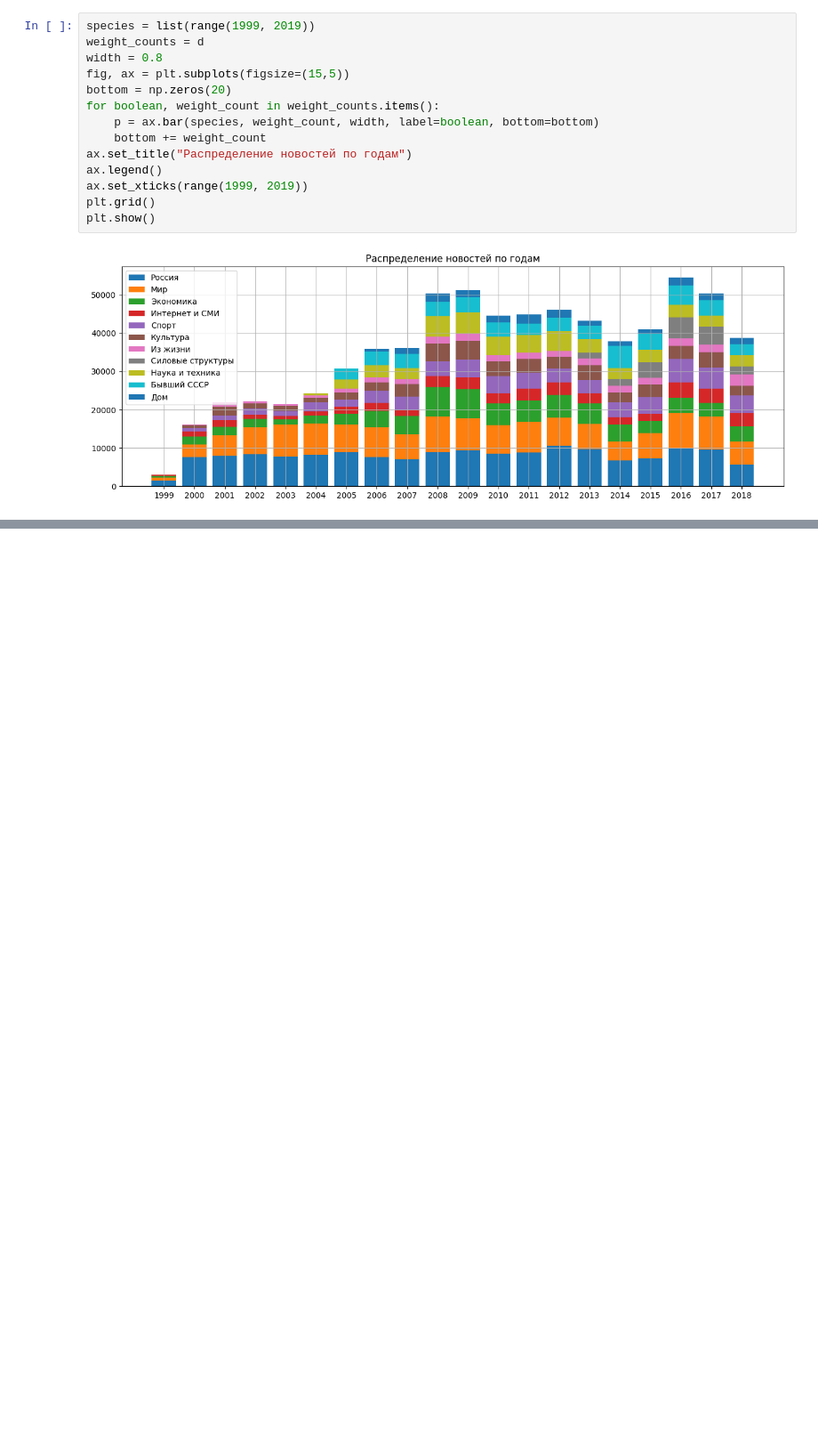
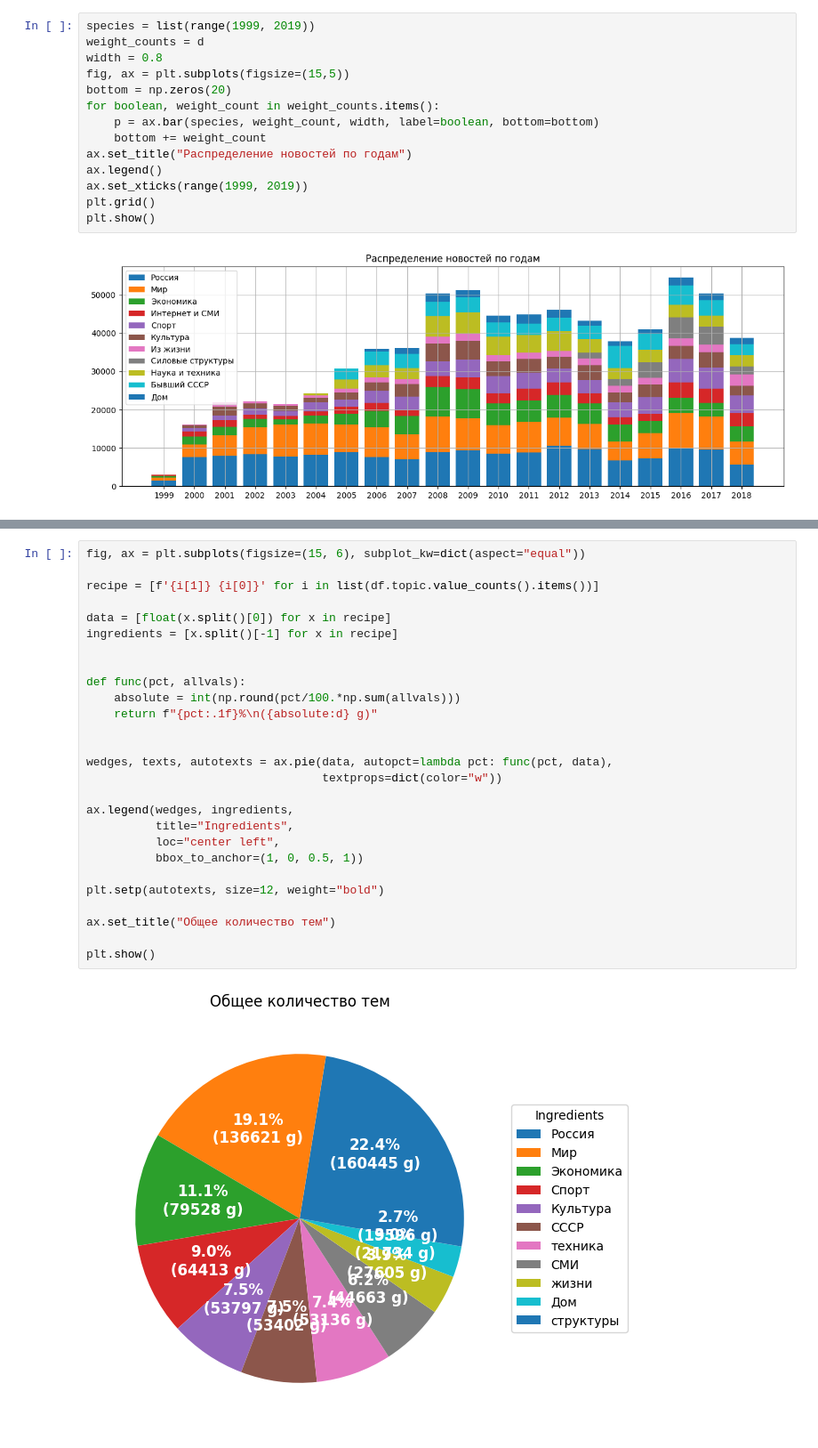
Before and after one commit to konstantinator/hse_project, a Jupyter notebook: EDA.ipynb, the cells around one changed output, grey strips where cells are left out. Shown at 89% size. Saved outputs shown, nothing was run; the diff lists cells and outputs as text; blank space fills up the shorter version.

```diff
--- a/EDA.ipynb
+++ b/EDA.ipynb
@@ -69,0 +117,29 @@ plt.show()
+# %%
+fig, ax = plt.subplots(figsize=(15, 6), subplot_kw=dict(aspect="equal"))
+
+recipe = [f'{i[1]} {i[0]}' for i in list(df.topic.value_counts().items())]
+
+data = [float(x.split()[0]) for x in recipe]
+ingredients = [x.split()[-1] for x in recipe]
+
+
+def func(pct, allvals):
+    absolute = int(np.round(pct/100.*np.sum(allvals)))
+    return f"{pct:.1f}%\n({absolute:d} g)"
+
+
+wedges, texts, autotexts = ax.pie(data, autopct=lambda pct: func(pct, data),
+                                  textprops=dict(color="w"))
+
+ax.legend(wedges, ingredients,
+          title="Ingredients",
+          loc="center left",
+          bbox_to_anchor=(1, 0, 0.5, 1))
+
+plt.setp(autotexts, size=12, weight="bold")
+
+ax.set_title("Общее количество тем")
+
+plt.show()
+# %% [output]
+[figure, added]
```
Also changed, not shown: parts of 30 cells of this notebook, 1 other file.
